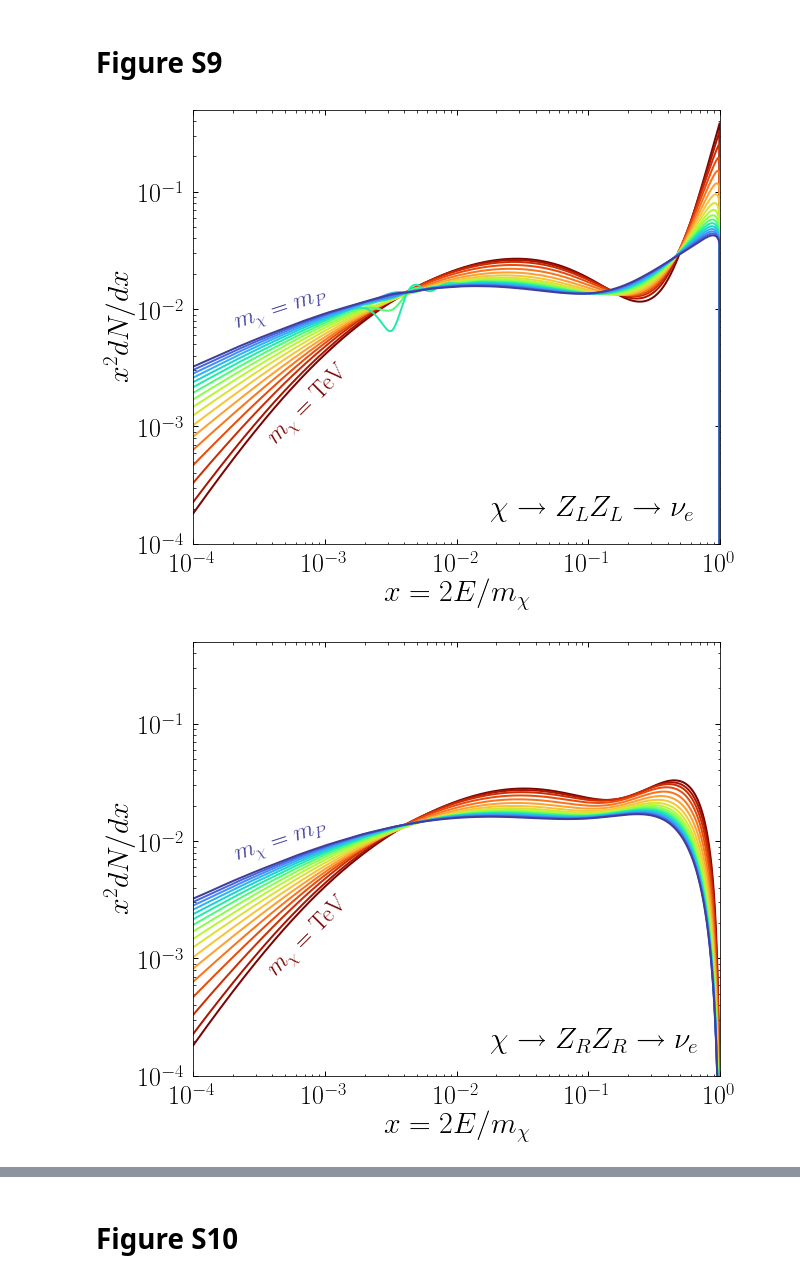
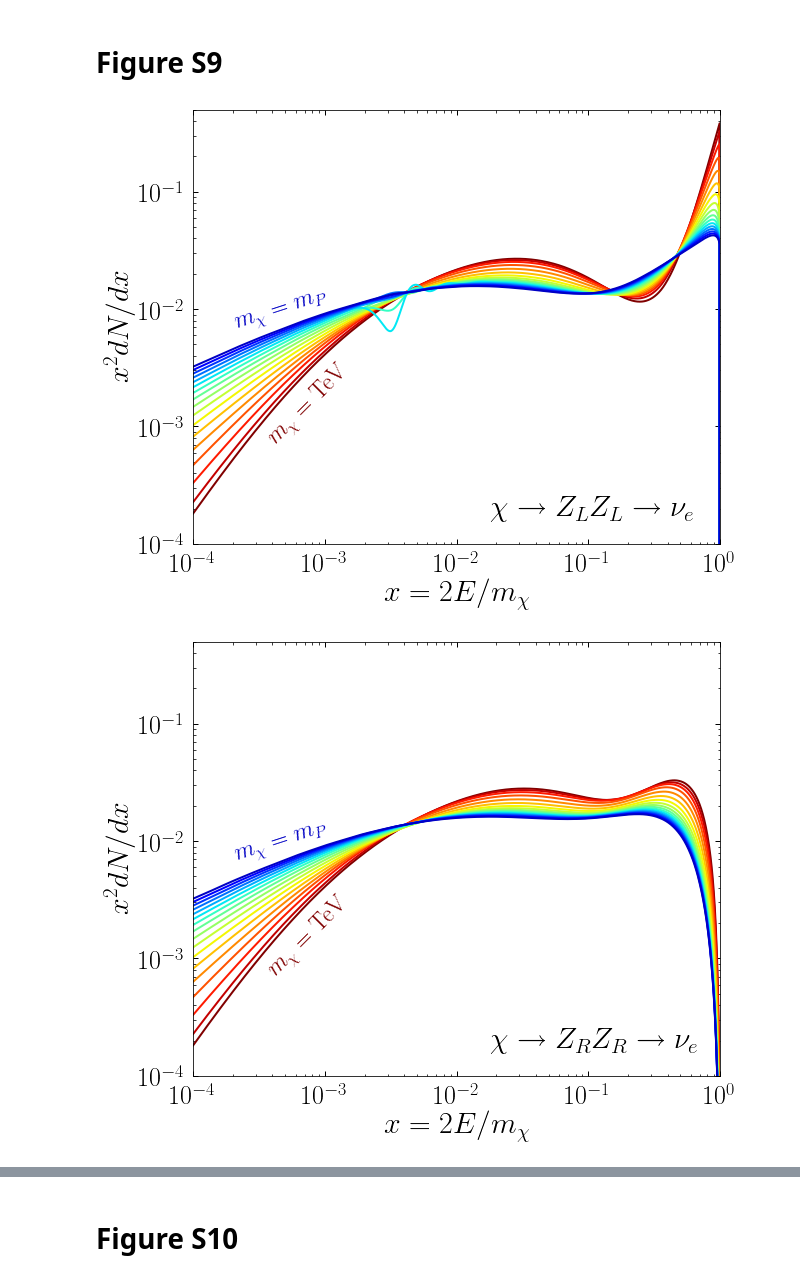
Before and after one commit to nickrodd/HDMSpectra, a Jupyter notebook: examples/ReproducingPlots.ipynb, the cells around one changed output, grey strips where cells are left out. Saved outputs shown, nothing was run; the diff lists cells and outputs as text; code cells hidden in the pictures.

Commit message:
Updated color map

```diff
--- a/examples/ReproducingPlots.ipynb
+++ b/examples/ReproducingPlots.ipynb
@@ -375,58 +370,32 @@ plt.text(3.5e-4, 10**(-2.6),r'$m_{\chi} =$ TeV', fontsize=24,
          color=cm(1.), rotation=45)
 
 plt.tight_layout()
 plt.show()
 
 
 ### Top Left
 fig, ax = plt.subplots(1, figsize=(10/1.1, 8/1.1))
 
 for i, iQ in enumerate(Qvals):
     dNdx = HDMSpectra.spec(12, 2923, xvals, iQ)
     plt.plot(xvals, xvals**2.*dNdx,
              lw=2., c=cm((len(Qvals)-i)/float(len(Qvals))))
 
 plt.xscale('log')
 plt.yscale('log')
 plt.xlim([1.e-4,1.])
 plt.ylim([1.e-4,5.e-1])
 plt.xlabel(r"$x = 2E/m_{\chi}$", fontsize=30)
 plt.ylabel(r"$x^2 dN/dx$", fontsize=30)
 
 plt.text(1.8e-2, 10**(-3.8),r'$\chi \to Z_R Z_R \to \nu_e$', fontsize=30)
 plt.text(2.e-4, 10**(-1.95),r'$m_{\chi} =m_P$', fontsize=24,
          color=cm(1./float(len(Qvals))),rotation=18)
 plt.text(3.5e-4, 10**(-2.6),r'$m_{\chi} =$ TeV', fontsize=24,
          color=cm(1.),rotation=45)
 
 plt.tight_layout()
 plt.show()
-
-
-### Bottom
-fig, ax = plt.subplots(1, figsize=(10/1.1, 8/1.1))
-
-cm = plt.get_cmap('turbo')
-for i, iQ in enumerate(Qvals):
-    dNdx = HDMSpectra.spec(12, 3923, xvals, iQ)
-    plt.plot(xvals, xvals**2.*dNdx,
-             lw=2., c=cm((len(Qvals)-i)/float(len(Qvals))))
-
-plt.xscale('log')
-plt.yscale('log')
-plt.xlim([1.e-4,1.])
-plt.ylim([1.e-4,5.e-1])
-plt.xlabel(r"$x = 2E/m_{\chi}$", fontsize=30)
-plt.ylabel(r"$x^2 dN/dx$", fontsize=30)
-
-plt.text(1.8e-2, 10**(-3.8),r'$\chi \to Z_0 Z_0 \to \nu_e$', fontsize=30)
-plt.text(2.e-4, 10**(-1.95),r'$m_{\chi} =m_P$', fontsize=24,
-         color=cm(1./float(len(Qvals))),rotation=18)
-plt.text(3.5e-4, 10**(-2.6),r'$m_{\chi} =$ TeV', fontsize=24,
-         color=cm(1.),rotation=45)
-
-plt.tight_layout()
-plt.show()
 # %% [output]
-[figure, old version]
+[figure, new version]
-[figure, old version]
+[figure, new version]
```
Also changed, not shown: parts of 7 cells of this notebook.
